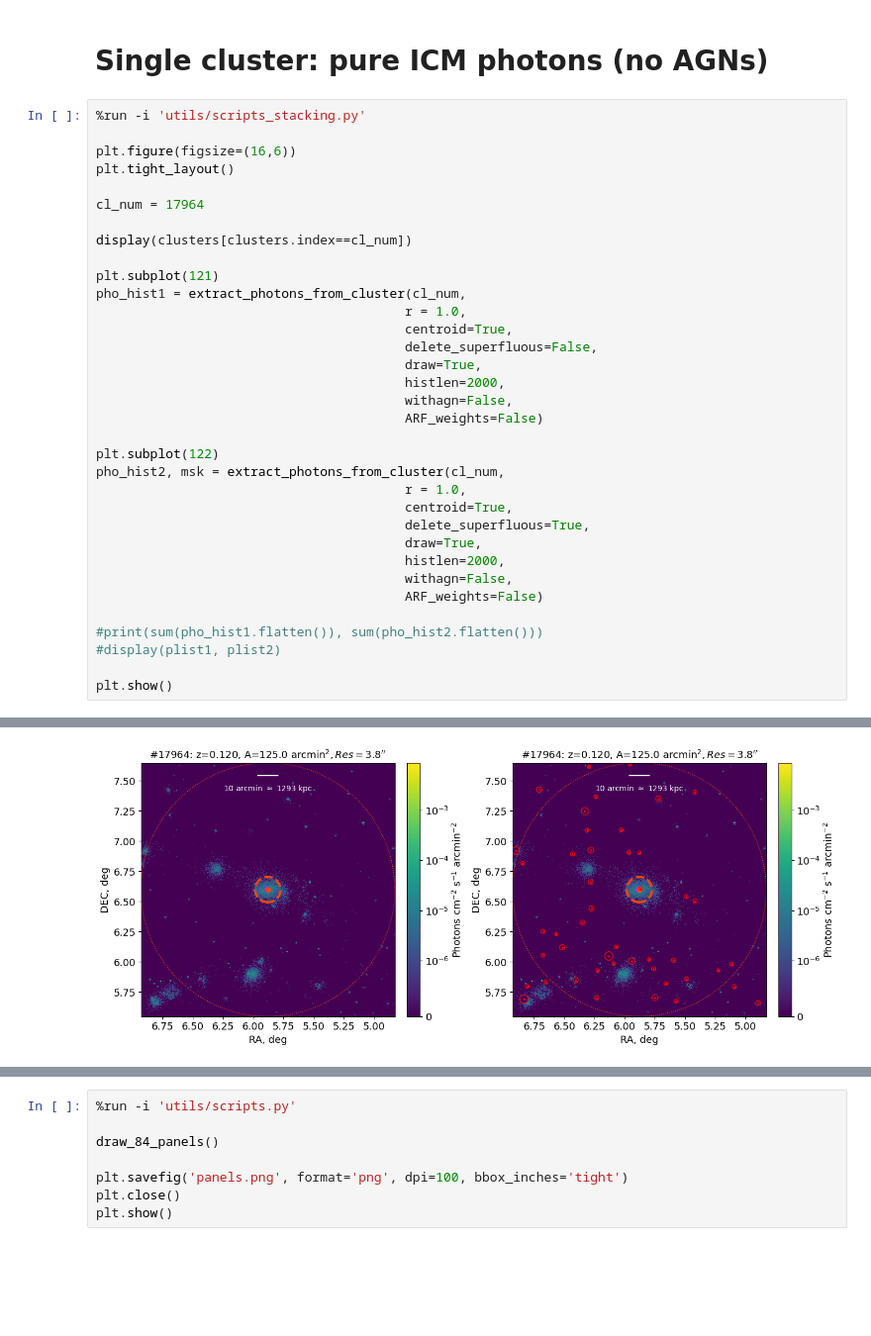
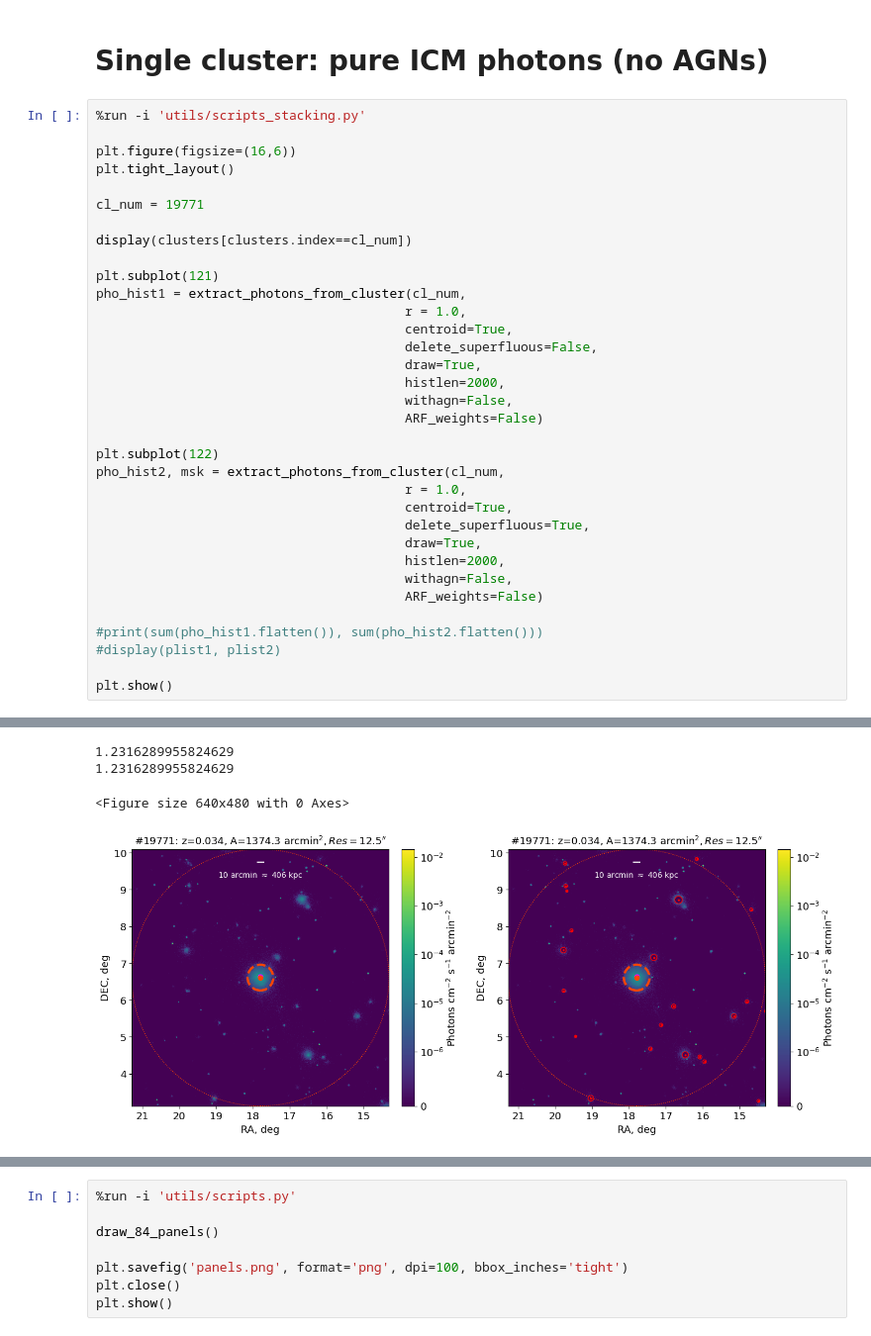
Before and after one commit to pi4imu/stacking, a Jupyter notebook: stacking_new.ipynb, the cells around one changed output, grey strips where cells are left out. Shown at 99% size. Saved outputs shown, nothing was run; the diff lists cells and outputs as text; blank space fills up the shorter version.

```diff
--- a/stacking_new.ipynb
+++ b/stacking_new.ipynb
@@ -154,7 +156,7 @@ galaxies_all
 plt.figure(figsize=(16,6))
 plt.tight_layout()
 
-cl_num = 17964
+cl_num = 19771
 
 display(clusters[clusters.index==cl_num])
 
@@ -188 +190,4 @@ plt.show()
+1.2316289955824629
+1.2316289955824629
+<Figure size 640x480 with 0 Axes>
-[figure, old version]
+[figure, new version]
```
Also changed, not shown: parts of 40 cells of this notebook, 3 other files.
